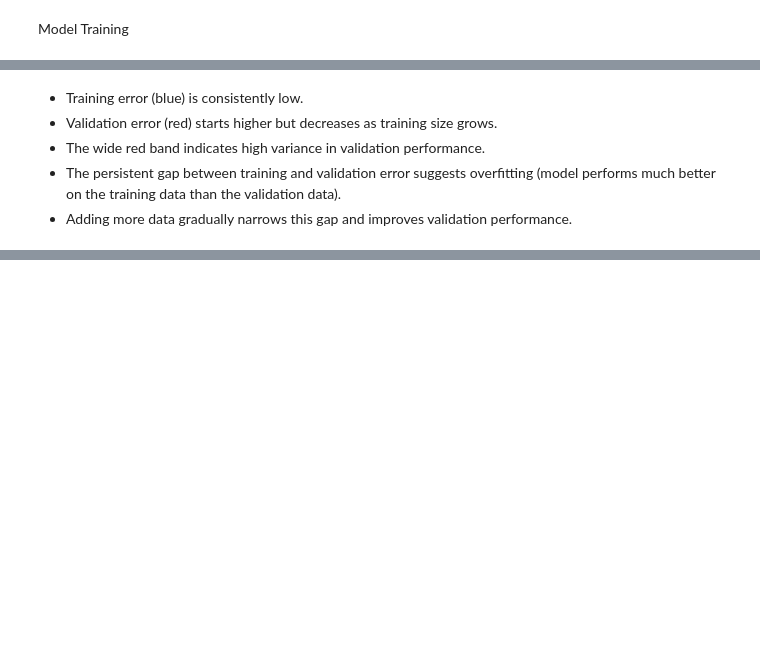
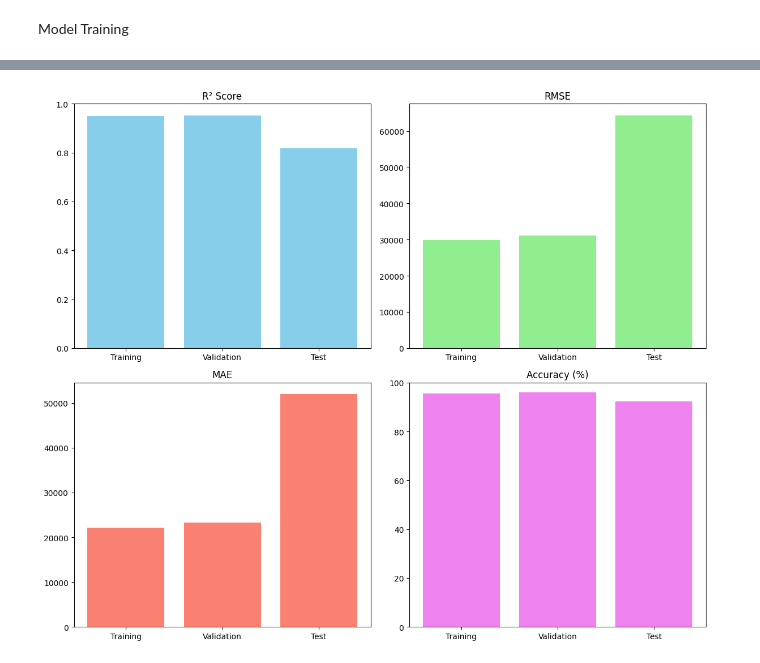
Before and after one commit to cheesexuanyang/Machine-Learning_lab-P5_Group11, a Jupyter notebook: INF2008_Project_RF.ipynb, the cells around one changed output, grey strips where cells are left out. Saved outputs shown, nothing was run; the diff lists cells and outputs as text; code cells hidden in the pictures; blank space fills up the shorter version.

Commit message:
updated rf model

```diff
--- a/INF2008_Project_RF.ipynb
+++ b/INF2008_Project_RF.ipynb
@@ -590,7 +728,11 @@ bp = study.best_trial.params
 print("Use the following hyperparameters to train model:")
 print(bp)
 
-# Create and train the final pipeline in one go
+# For final training, combine the training and validation sets
+rf_X_train_final = pd.concat([rf_X_train, rf_X_val])
+rf_y_train_final = pd.concat([rf_y_train, rf_y_val])
+
+# Create and train the final pipeline using the best hyperparameters
 best_hyperparameters_pipeline = Pipeline([
     ('preprocessor', preprocessor),
     ('model', BaggingRegressor(
@@ -608,9 +750,7 @@ best_hyperparameters_pipeline = Pipeline([
     ))
 ])
 
-best_hyperparameters_pipeline.fit(rf_X_train, rf_y_train)
-
-# Notify when model training is completed
+best_hyperparameters_pipeline.fit(rf_X_train_final, rf_y_train_final)
 print("\nCompleted training Random Forest Regressor Model with best hyperparameters found")
 # %% [output]
 Use the following hyperparameters to train model:
@@ -771,6 +762,62 @@ plt.show()
-# %% [markdown]
-- Training error (blue) is consistently low.
-- Validation error (red) starts higher but decreases as training size grows.
-- The wide red band indicates high variance in validation performance.
-- The persistent gap between training and validation error suggests overfitting (model performs much better on the training data than the validation data).
-- Adding more data gradually narrows this gap and improves validation performance.
+# %%
+# Define a function to calculate accuracy based on MAPE
+def calculate_accuracy(y_actual, y_predicted):
+    y_actual, y_predicted = np.array(y_actual), np.array(y_predicted)
+    mape = np.mean(np.abs((y_actual - y_predicted) / y_actual)) * 100
+    accuracy = 100 - mape
+    return accuracy
+
+# Define a helper function to compute performance metrics
+def get_metrics(model, X, y, set_name):
+    y_pred = model.predict(X)
+    rmse = np.sqrt(mean_squared_error(y, y_pred))
+    mae = mean_absolute_error(y, y_pred)
+    r2 = r2_score(y, y_pred)
+    accuracy = calculate_accuracy(y, y_pred)
+    metrics = {"Dataset": set_name, "R²": r2, "RMSE": rmse, "MAE": mae, "Accuracy": accuracy}
+    return metrics, y_pred
+
+# Compute metrics for each dataset
+metrics_train, y_train_pred = get_metrics(best_hyperparameters_pipeline, rf_X_train, rf_y_train, "Training")
+metrics_val, y_val_pred = get_metrics(best_hyperparameters_pipeline, rf_X_val, rf_y_val, "Validation")
+metrics_test, y_test_pred = get_metrics(best_hyperparameters_pipeline, rf_X_test, rf_y_test, "Test")
+
+# Print evaluation for each dataset
+print("=== Evaluation Metrics ===\n")
+for metrics in [metrics_train, metrics_val, metrics_test]:
+    print(f"Dataset: {metrics['Dataset']}")
+    print(f"  R²:       {metrics['R²']:.4f}")
+    print(f"  RMSE:     {metrics['RMSE']:.4f}")
+    print(f"  MAE:      {metrics['MAE']:.2f}")
+    print(f"  Accuracy: {metrics['Accuracy']:.2f}%\n")
+
+# Consolidate the metrics into a DataFrame for display
+metrics_df = pd.DataFrame([metrics_train, metrics_val, metrics_test])
+print("Summary of Performance Metrics:")
+print(metrics_df)
+
+# Plot performance metrics across datasets
+fig, axs = plt.subplots(2, 2, figsize=(12, 10))
+
+# R² Score plot
+axs[0, 0].bar(metrics_df["Dataset"], metrics_df["R²"], color="skyblue")
+axs[0, 0].set_title("R² Score")
+axs[0, 0].set_ylim(0, 1)
+
+# RMSE plot
+axs[0, 1].bar(metrics_df["Dataset"], metrics_df["RMSE"], color="lightgreen")
+axs[0, 1].set_title("RMSE")
+
+# MAE plot
+axs[1, 0].bar(metrics_df["Dataset"], metrics_df["MAE"], color="salmon")
+axs[1, 0].set_title("MAE")
+
+# Accuracy plot
+axs[1, 1].bar(metrics_df["Dataset"], metrics_df["Accuracy"], color="violet")
+axs[1, 1].set_title("Accuracy (%)")
+axs[1, 1].set_ylim(0, 100)
+
+plt.tight_layout()
+print("\nPerformance Metrics Across Datasets:")
+plt.show()
+# %% [output]
@@ -776,0 +841 @@ plt.show()
+[figure, added]
```
Also changed, not shown: parts of 49 cells of this notebook.
